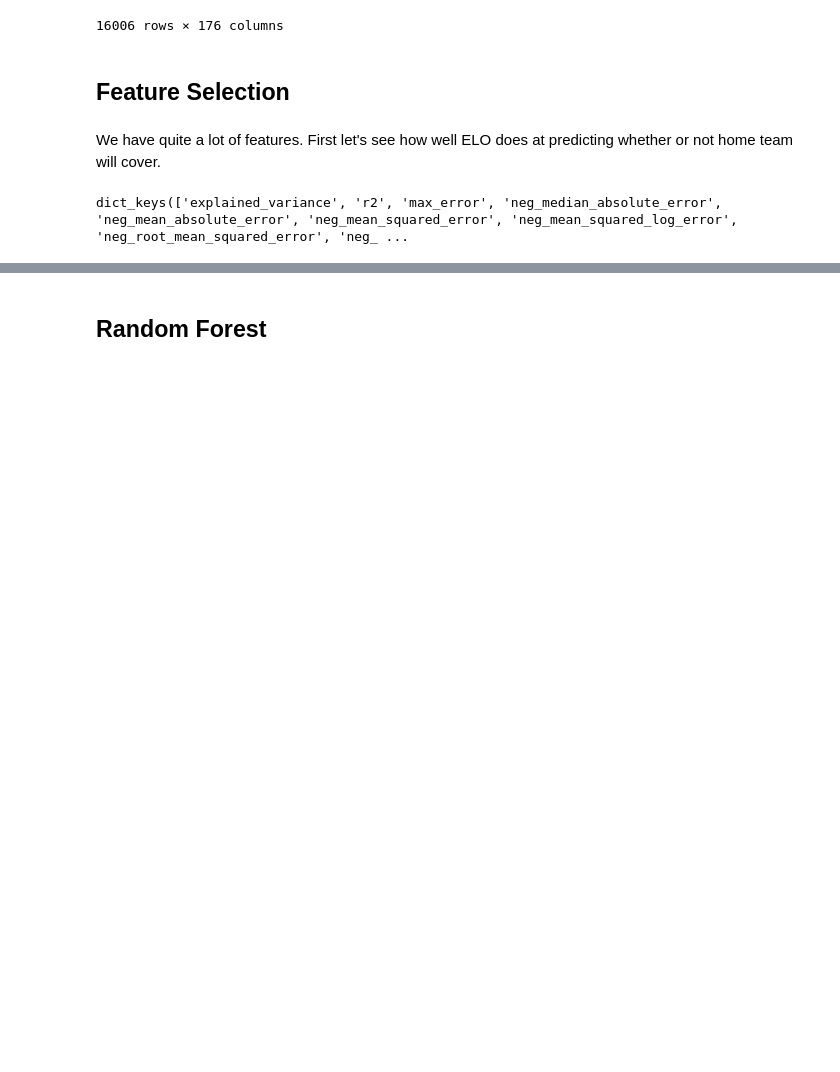
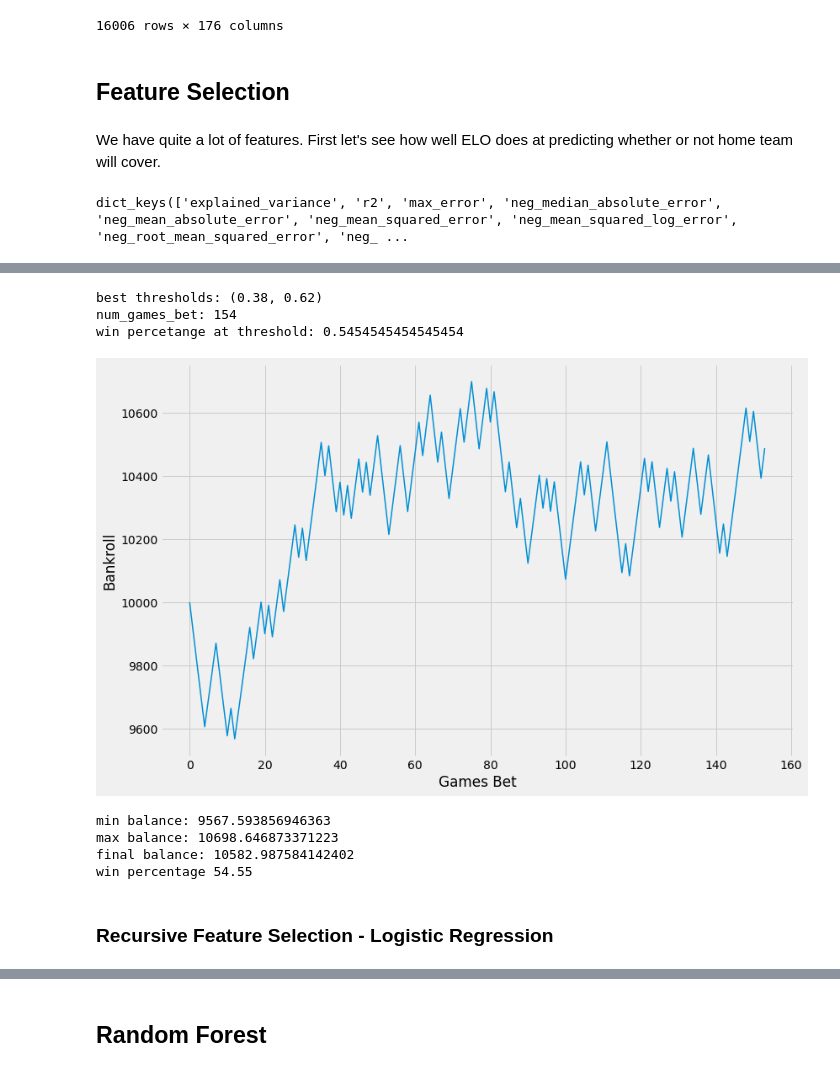
Before and after one commit to jnish23/NBA_Model, a Jupyter notebook: notebooks/team_based_cover_classifier.ipynb, the cells around one changed output, grey strips where cells are left out. Saved outputs shown, nothing was run; the diff lists cells and outputs as text; code cells hidden in the pictures; blank space fills up the shorter version.

```diff
--- a/notebooks/team_based_cover_classifier.ipynb
+++ b/notebooks/team_based_cover_classifier.ipynb
@@ -665,22 +846,0 @@ tscv = TimeSeriesSplit()
-# %%
-best_log_reg = gs.best_estimator_
-print(best_log_reg)
-best_log_reg.fit(X_train, cover_train)
-
-
-train_accuracy = best_log_reg.score(X_train, cover_train)
-test_accuracy = best_log_reg.score(X_test, cover_test)
-
-print("train_accuracy:", train_accuracy, "test_accuracy:", test_accuracy)
-
-preds = best_log_reg.predict(X_test)
-probs = best_log_reg.predict_proba(X_test)
-
-betting_results = full_df[['GAME_DATE', 'spread', 'home_cover']].iloc[cutoff:]
-betting_results['model_pred'] = preds
-betting_results['model_probability'] = probs[:, 1]
-betting_results['bet_won'] = (betting_results['home_cover'] == betting_results['model_pred']).astype(int)
-
-betting_results['bankroll_i'] = np.nan
-betting_results['bankroll_n'] = np.nan
-betting_results['bet_size'] = np.nan
@@ -1008,0 +847,16 @@ win percentage 53.23
+# %%
+lr_pipeline = Pipeline(steps=[('scaler', StandardScaler()),
+                ('log_reg', LogisticRegression(C=0.011086470394139026, l1_ratio=0.05,
+                                    max_iter=4999, penalty='elasticnet',
+                                    solver='saga'))])
+
+lr_pipeline.fit(X_train, cover_train)
+
+
+lr_train_accuracy = lr_pipeline.score(X_train, cover_train)
+lr_test_accuracy = lr_pipeline.score(X_test, cover_test)
+
+print("train_accuracy:", train_accuracy, "test_accuracy:", test_accuracy)
+
+lr_preds = lr_pipeline.predict(X_test)
+lr_probs = lr_pipeline.predict_proba(X_test)
@@ -1008,0 +886,17 @@ win percentage 53.23
+# %%
+test_indices = X_test.index
+# %%
+lr_select_bets, lr_best_thresholds, lr_ranges_df = find_optimal_threshold(lr_preds, lr_probs, test_indices)
+
+result_df = simulate_bets(lr_select_bets)
+# %% [output]
+best thresholds: (0.38, 0.62)
+num_games_bet: 154
+win percetange at threshold: 0.5454545454545454
+[figure, added]
+min balance: 9567.593856946363
+max balance: 10698.646873371223
+final balance: 10582.987584142402
+win percentage 54.55
+# %% [markdown]
+### Recursive Feature Selection - Logistic Regression
```
Also changed, not shown: parts of 87 cells of this notebook, 27 other files.
